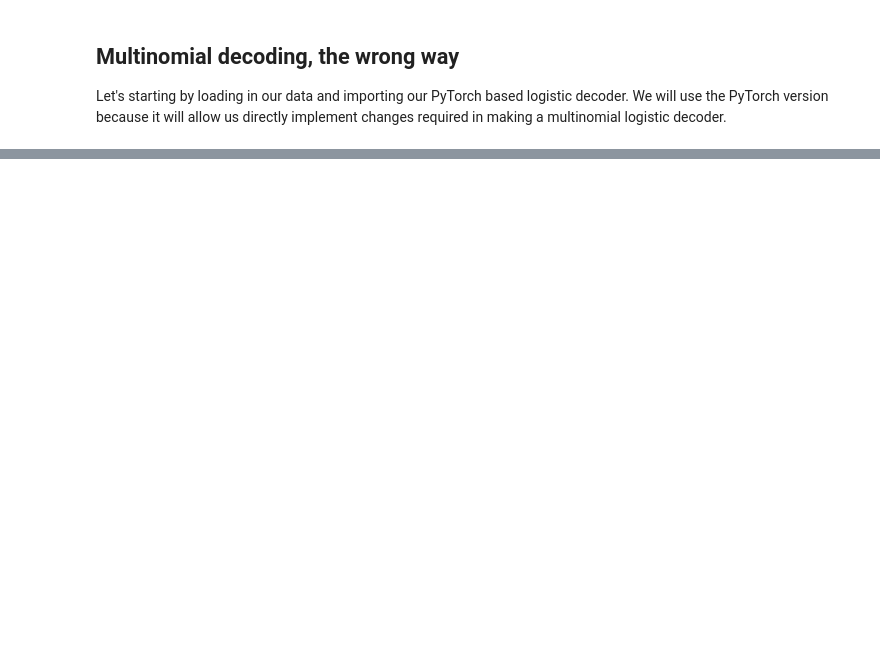
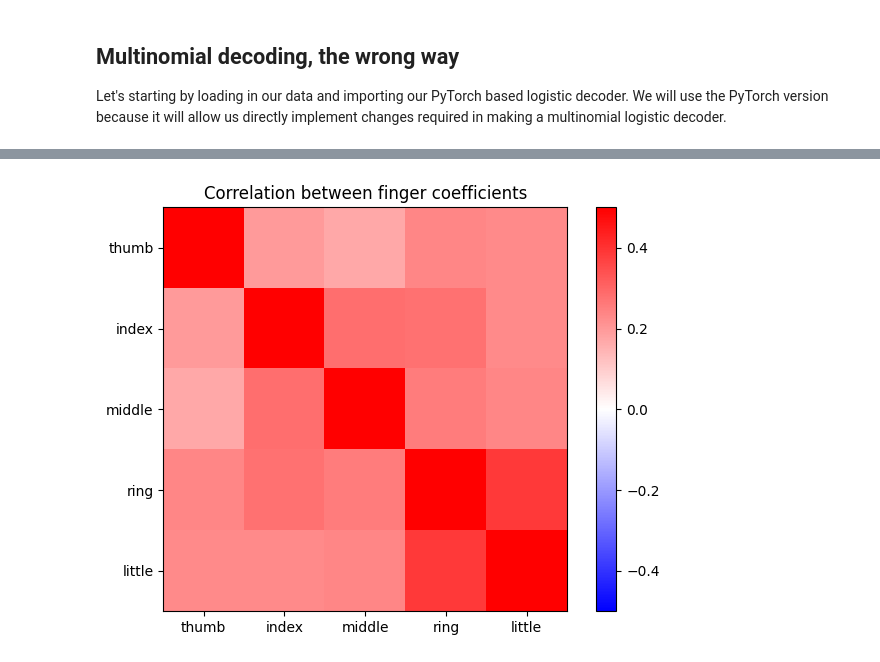
Before and after one commit to dbheadley/DecodingTheBrain, a Jupyter notebook: Week8/notes.ipynb, the cells around one changed output, grey strips where cells are left out. Saved outputs shown, nothing was run; the diff lists cells and outputs as text; code cells hidden in the pictures; blank space fills up the shorter version.

```diff
--- a/Week8/notes.ipynb
+++ b/Week8/notes.ipynb
@@ -186,0 +209,14 @@ Another, less obvious issue, is how the output of the decoder is configured. Whe
+# %%
+# plot correlation coefficients between each set of coefficients
+corr = np.corrcoef(coefs_nv)
+fig, ax = plt.subplots()
+im = ax.imshow(corr, cmap='bwr', norm=plt.Normalize(-0.5,0.5))
+fig.colorbar(im)
+ax.set_xticks(np.arange(len(finger_names)))
+ax.set_yticks(np.arange(len(finger_names)))
+ax.set_xticklabels(finger_names)
+ax.set_yticklabels(finger_names)
+ax.set_title('Correlation between finger coefficients')
+fig.tight_layout()
+# %% [output]
+[figure, added]
```
Also changed, not shown: parts of 57 cells of this notebook, 2 other files.
